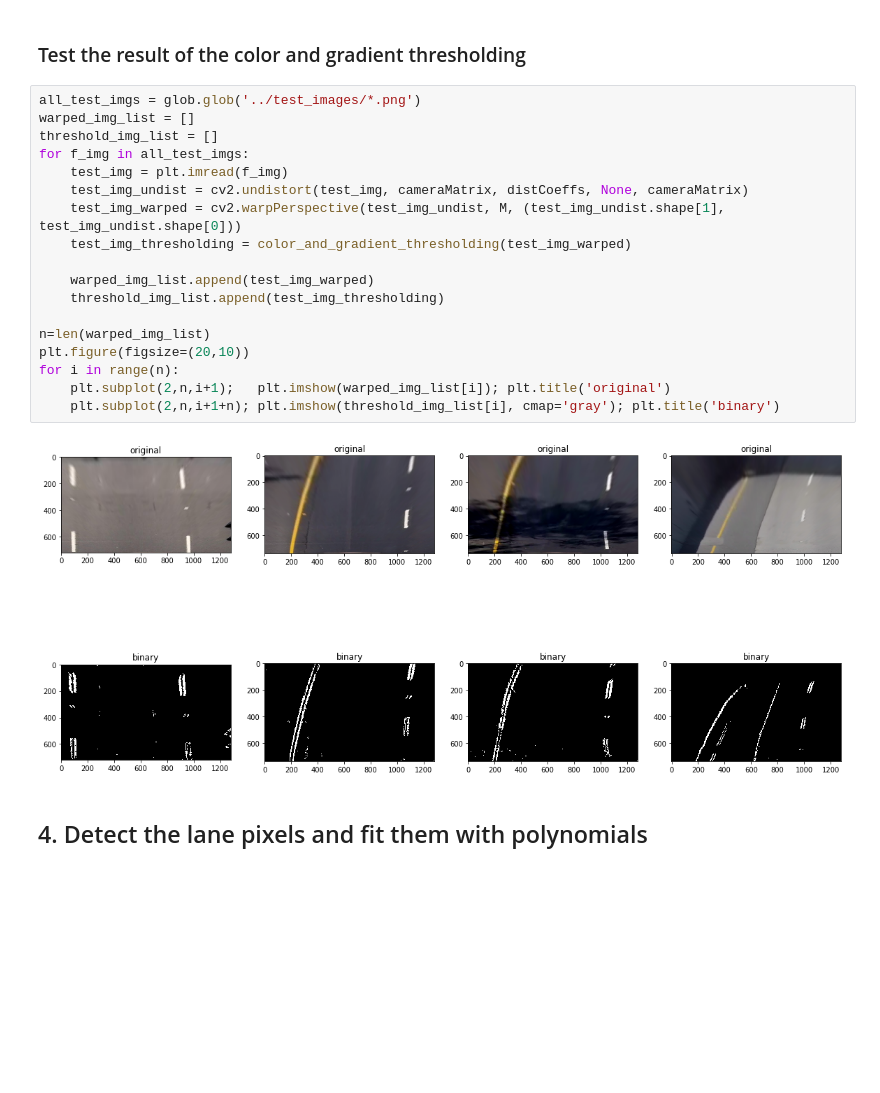
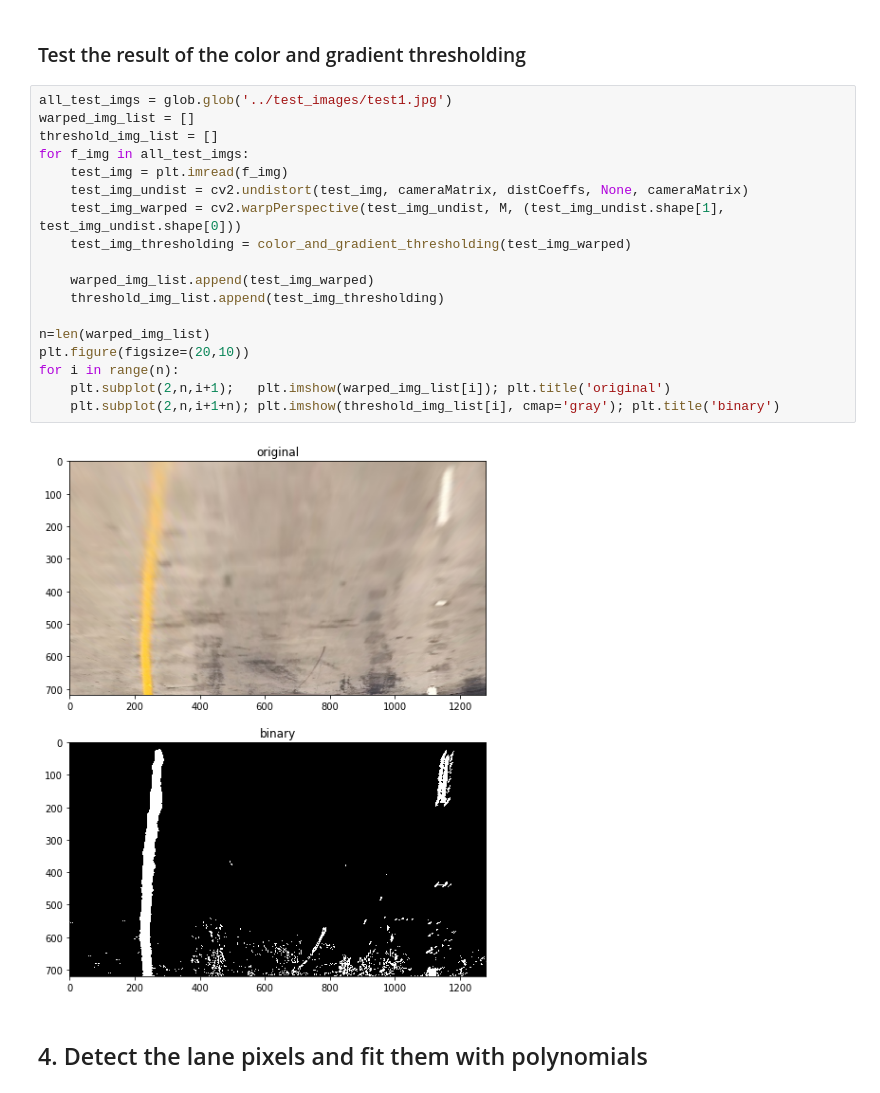
Before and after one commit to game-of-drones/CarND-Advanced-Lane-Lines, a Jupyter notebook: examples/example.ipynb, the cells around one changed output. Saved outputs shown, nothing was run; the diff lists cells and outputs as text; blank space fills up the shorter version.

```diff
--- a/examples/example.ipynb
+++ b/examples/example.ipynb
@@ -240,25 +240,25 @@ def color_and_gradient_thresholding(img, s_thresh=(170, 255), sx_thresh=(20, 100
 # %% [markdown]
 ### Test the result of the color and gradient thresholding
 # %%
-all_test_imgs = glob.glob('../test_images/*.png')
+all_test_imgs = glob.glob('../test_images/test1.jpg')
 warped_img_list = []
 threshold_img_list = []
 for f_img in all_test_imgs:
     test_img = plt.imread(f_img)
     test_img_undist = cv2.undistort(test_img, cameraMatrix, distCoeffs, None, cameraMatrix)
     test_img_warped = cv2.warpPerspective(test_img_undist, M, (test_img_undist.shape[1], test_img_undist.shape[0]))
     test_img_thresholding = color_and_gradient_thresholding(test_img_warped)
 
     warped_img_list.append(test_img_warped)
     threshold_img_list.append(test_img_thresholding)
 
 n=len(warped_img_list)
 plt.figure(figsize=(20,10))
 for i in range(n):
     plt.subplot(2,n,i+1);   plt.imshow(warped_img_list[i]); plt.title('original')
     plt.subplot(2,n,i+1+n); plt.imshow(threshold_img_list[i], cmap='gray'); plt.title('binary')
 # %% [output]
-[figure, old version]
+[figure, new version]
 # %% [markdown]
 ## 4. Detect the lane pixels and fit them with polynomials
 # %% [markdown]
```
Also changed, not shown: parts of 5 cells of this notebook, 2 other files.
